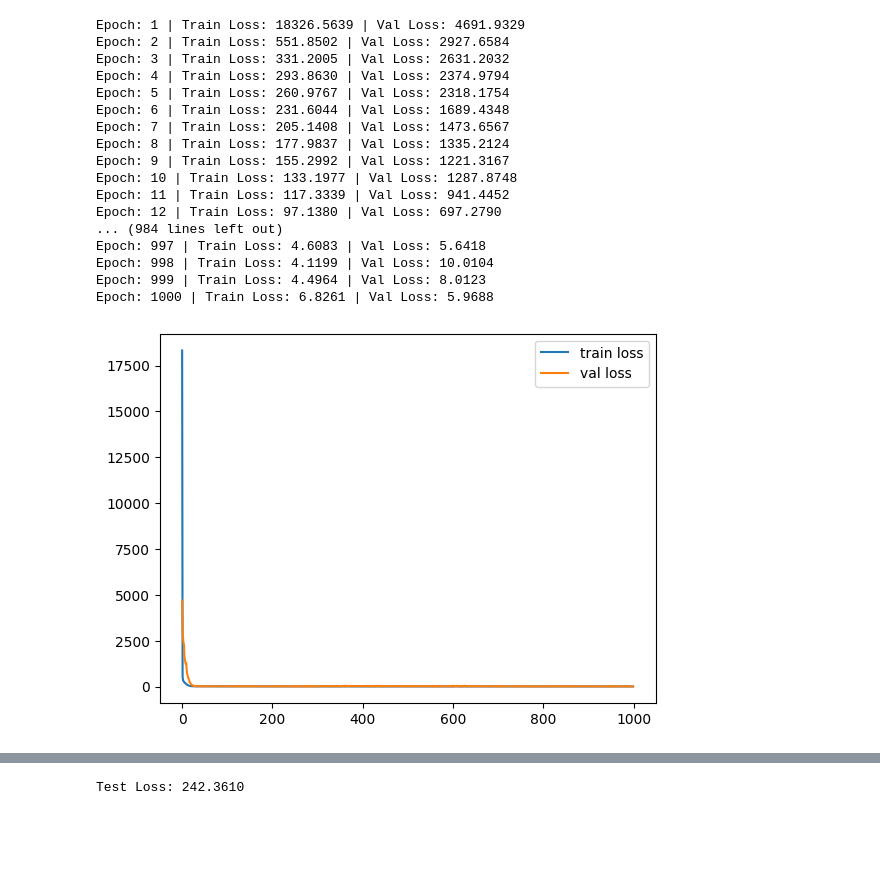
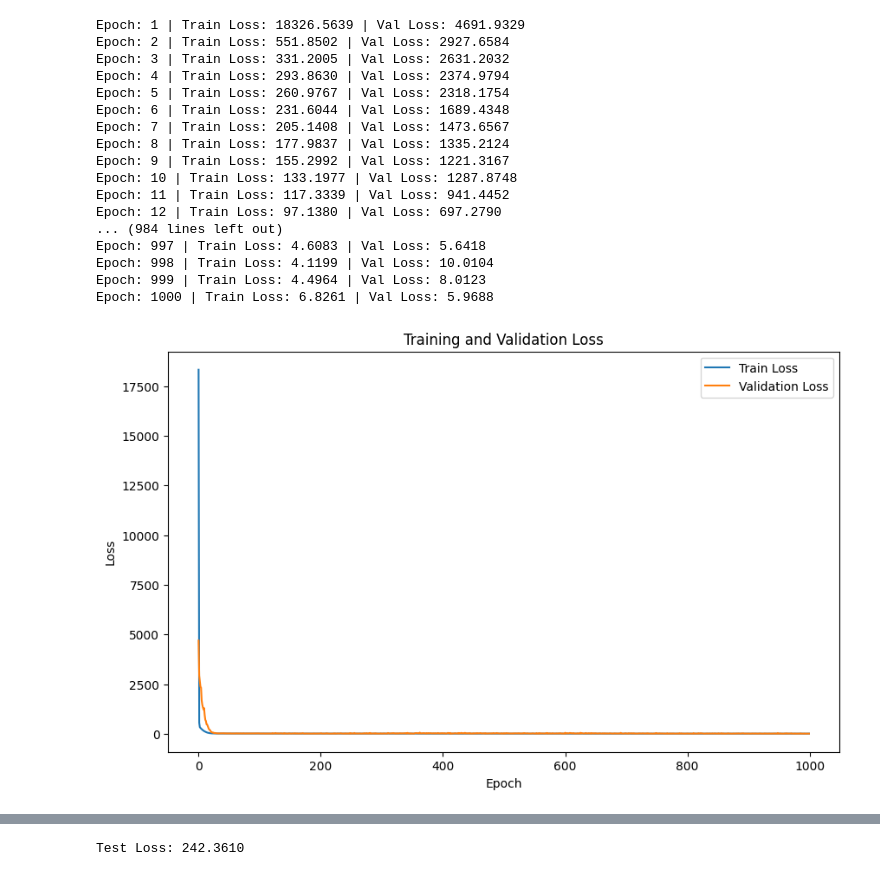
Before and after one commit to lewinskie254/stock-market-prediction, a Jupyter notebook: predict_stock_prices_NeuralNets.ipynb, the cells around one changed output, grey strips where cells are left out. Drawn from its saved outputs; the diff is of its cells as text; code cells hidden in the pictures; blank space fills up the shorter version.

```diff
--- a/predict_stock_prices_NeuralNets.ipynb
+++ b/predict_stock_prices_NeuralNets.ipynb
@@ -382,7 +382,7 @@ def train_loop(model, n_epochs, data_window, learning_rate):
         for inputs, labels in data_window.train:
             optimizer.zero_grad()
             preds = model(inputs.flatten(start_dim=1))
-            loss = loss_fn(preds, labels.squeeze(1))
+            loss = loss_fn(preds, labels.squeeze(-1))
             loss.backward()
             optimizer.step()
             running_train_loss += loss.item()
@@ -396,7 +396,7 @@ def train_loop(model, n_epochs, data_window, learning_rate):
         with torch.no_grad():
             for inputs, labels in data_window.val:
                 preds = model(inputs.flatten(start_dim=1))
-                loss = loss_fn(preds, labels.squeeze(1))
+                loss = loss_fn(preds, labels.squeeze(-1))
                 running_val_loss += loss.item()
         epoch_val_loss = running_val_loss / len(data_window.val)
         val_loss.append(epoch_val_loss)
@@ -428,10 +428,17 @@ Epoch: 997 | Train Loss: 4.6083 | Val Loss: 5.6418
 Epoch: 998 | Train Loss: 4.1199 | Val Loss: 10.0104
 Epoch: 999 | Train Loss: 4.4964 | Val Loss: 8.0123
 Epoch: 1000 | Train Loss: 6.8261 | Val Loss: 5.9688
-# %%
-plt.plot(tl, label="train loss")
-plt.plot(vl, label="val loss")
-plt.legend()
-plt.show()
-# %% [output]
-[figure, removed]
+# %%
+def plot_losses(train_loss, val_loss, start_idx=0):
+    plt.figure(figsize=(10, 6))
+    plt.plot(train_loss[start_idx:], label="Train Loss")
+    plt.plot(val_loss[start_idx:], label="Validation Loss")
+    plt.xlabel("Epoch")
+    plt.ylabel("Loss")
+    plt.title("Training and Validation Loss")
+    plt.legend()
+    plt.show()
+# %%
+plot_losses(tl, vl, start_idx=0)
+# %% [output]
+[figure, added]
```
Also changed, not shown: parts of 23 cells of this notebook.
